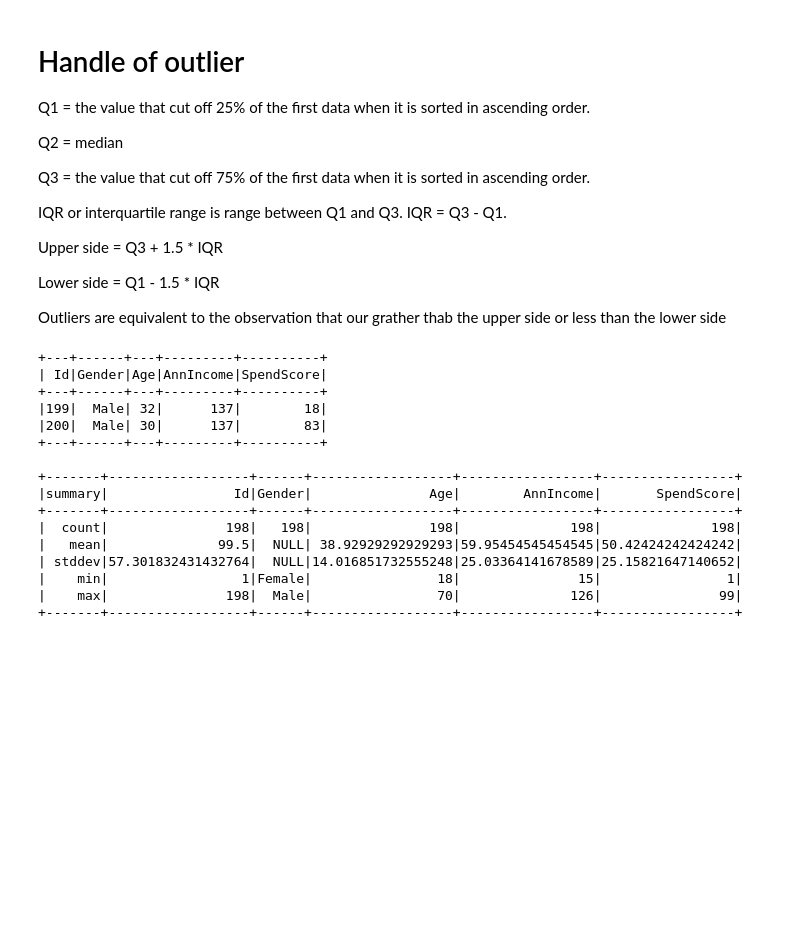
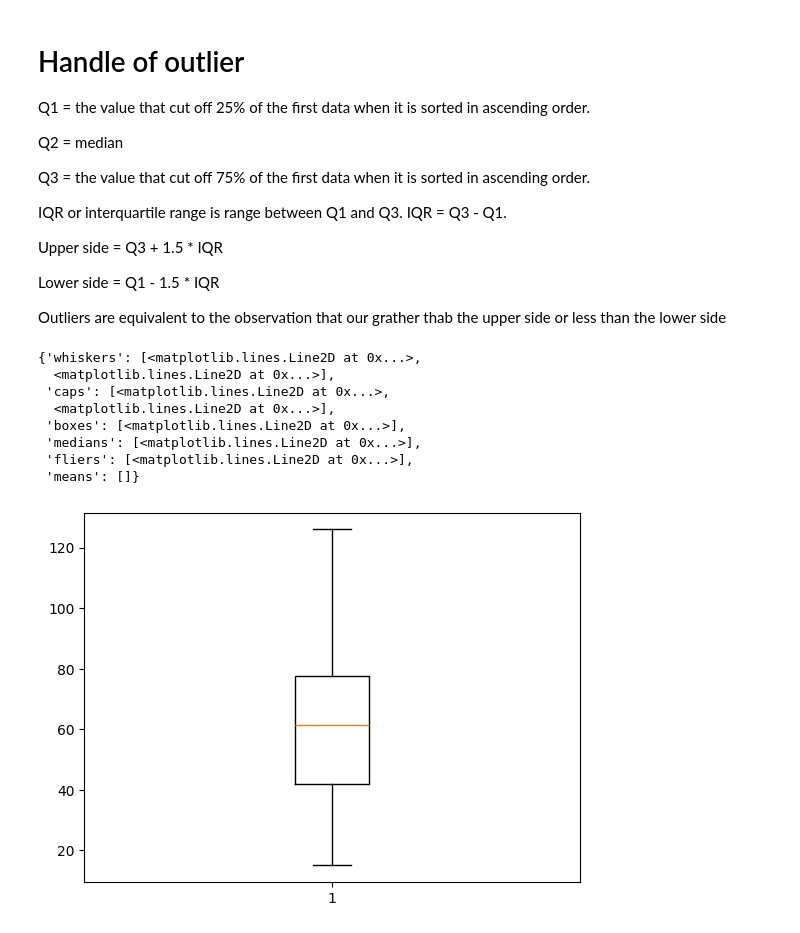
Before and after one commit to sheikhi-a/Big-data-with-Python, a Jupyter notebook: spark_preprocessing_missing_outliers.ipynb, the cells around one changed output. Cells and saved outputs as stored; diff of their text form; code cells hidden in the pictures; blank space fills up the shorter version.

```diff
--- a/spark_preprocessing_missing_outliers.ipynb
+++ b/spark_preprocessing_missing_outliers.ipynb
@@ -264,45 +402,40 @@ Outliers  are equivalent  to the observation that our grather thab the upper sid
 # %%
 from pyspark.sql.functions import col, expr, percentile_approx
 
 
 percentiles = df.select(
     percentile_approx("AnnIncome", 0.25).alias("Q1"),
     percentile_approx("AnnIncome", 0.75).alias("Q3")
 ).collect()
 
 Q1 = percentiles[0]["Q1"]
 Q3 = percentiles[0]["Q3"]
 IQR = Q3 - Q1
 
 lower_bound = Q1 - 1.5 * IQR
 upper_bound = Q3 + 1.5 * IQR
 
 outliers = df.filter((col("AnnIncome") < lower_bound) | (col("AnnIncome") > upper_bound))
 
 outliers.show()
-df_no_out= df.filter((col("AnnIncome") >lower_bound) & (col("AnnIncome") < upper_bound))
-df_no_out.count()
+df_no_outlier= df.filter((col("AnnIncome") >lower_bound) & (col("AnnIncome") < upper_bound))
+df_no_outlier.count()
 
 
 
 
-df_no_out.describe().show()
+df_no_outlier.describe().show()
+df_no_out_pd=df_no_outlier.toPandas()
+plt.boxplot(df_no_out_pd.AnnIncome)
 # %% [output]
-+---+------+---+---------+----------+
-| Id|Gender|Age|AnnIncome|SpendScore|
-+---+------+---+---------+----------+
-|199|  Male| 32|      137|        18|
-|200|  Male| 30|      137|        83|
-+---+------+---+---------+----------+
-
-+-------+------------------+------+------------------+-----------------+-----------------+
-|summary|                Id|Gender|               Age|        AnnIncome|       SpendScore|
-+-------+------------------+------+------------------+-----------------+-----------------+
-|  count|               198|   198|               198|              198|              198|
-|   mean|              99.5|  NULL| 38.92929292929293|59.95454545454545|50.42424242424242|
-| stddev|57.301832431432764|  NULL|14.016851732555248|25.03364141678589|25.15821647140652|
-|    min|                 1|Female|                18|               15|                1|
-|    max|               198|  Male|                70|              126|               99|
-+-------+------------------+------+------------------+-----------------+-----------------+
+{'whiskers': [<matplotlib.lines.Line2D at 0x...>,
+  <matplotlib.lines.Line2D at 0x...>],
+ 'caps': [<matplotlib.lines.Line2D at 0x...>,
+  <matplotlib.lines.Line2D at 0x...>],
+ 'boxes': [<matplotlib.lines.Line2D at 0x...>],
+ 'medians': [<matplotlib.lines.Line2D at 0x...>],
+ 'fliers': [<matplotlib.lines.Line2D at 0x...>],
+ 'means': []}
+[figure, added]
 # %%
 sc.stop()
```
Also changed, not shown: parts of 16 cells of this notebook.
